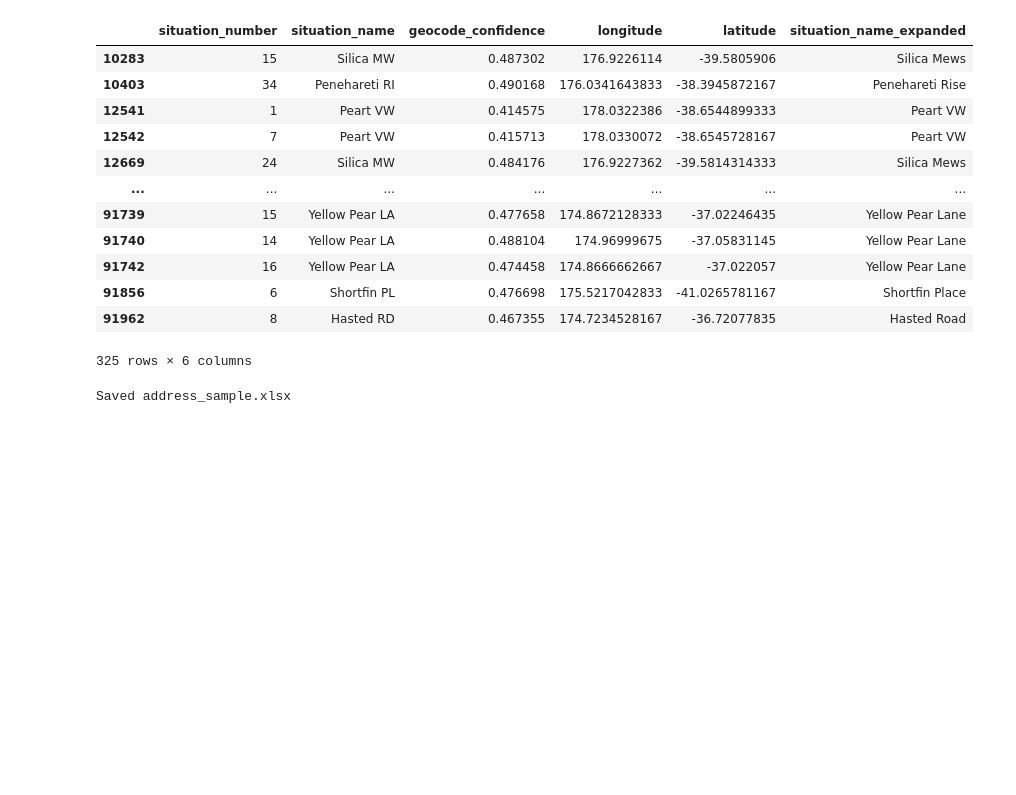
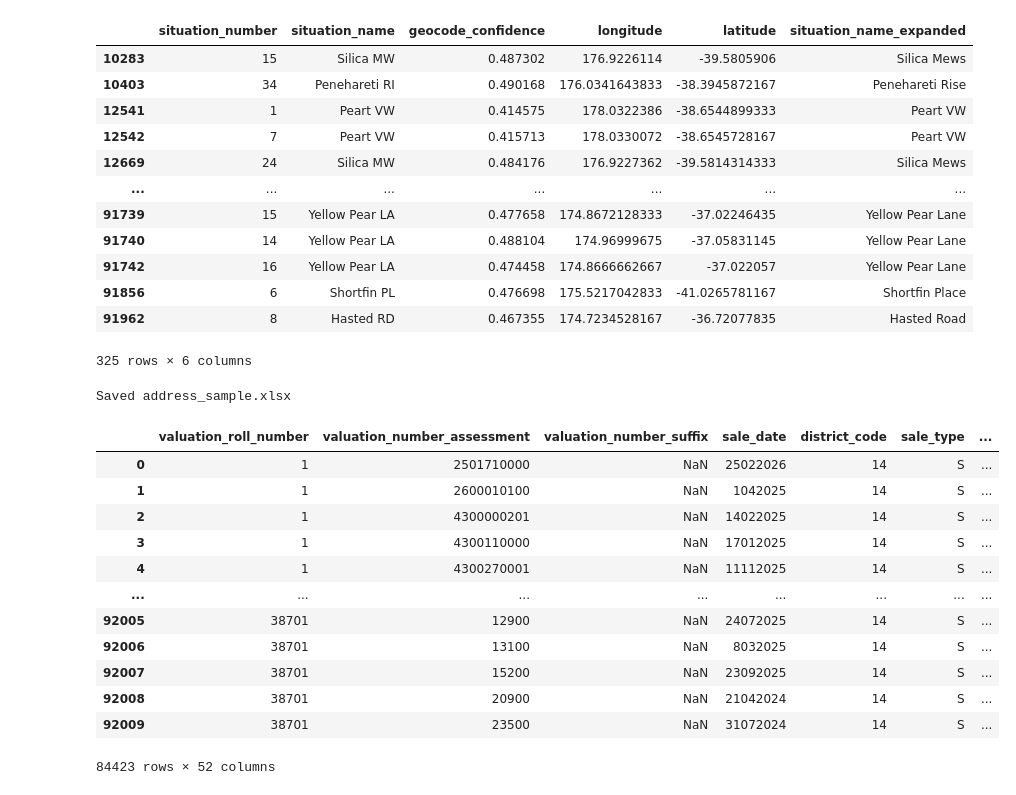
Before and after one commit to hugn456/COMPSCI_760_Group_3_Intelligent_Real_Estate_Price_Prediction_Model, a Jupyter notebook: dvrp270826.ipynb, the cells around one changed output. Drawn from its saved outputs; the diff is of its cells as text; code cells hidden in the pictures; blank space fills up the shorter version.

```diff
--- a/dvrp270826.ipynb
+++ b/dvrp270826.ipynb
@@ -416,3 +441,19 @@ with pd.ExcelWriter("address_sample.xlsx", engine="openpyxl") as writer:
 print("Saved address_sample.xlsx")
 # %% [output]
 Saved address_sample.xlsx
+# %%
+df[df["geocode_confidence"] > 0.6]
+# %% [output]
+|  | valuation_roll_number | valuation_number_assessment | valuation_number_suffix | sale_date | district_code | sale_type | ... |
+| 0 | 1 | 2501710000 | NaN | 25022026 | 14 | S | ... |
+| 1 | 1 | 2600010100 | NaN | 1042025 | 14 | S | ... |
+| 2 | 1 | 4300000201 | NaN | 14022025 | 14 | S | ... |
+| 3 | 1 | 4300110000 | NaN | 17012025 | 14 | S | ... |
+| 4 | 1 | 4300270001 | NaN | 11112025 | 14 | S | ... |
+| ... | ... | ... | ... | ... | ... | ... | ... |
+| 92005 | 38701 | 12900 | NaN | 24072025 | 14 | S | ... |
+| 92006 | 38701 | 13100 | NaN | 8032025 | 14 | S | ... |
+| 92007 | 38701 | 15200 | NaN | 23092025 | 14 | S | ... |
+| 92008 | 38701 | 20900 | NaN | 21042024 | 14 | S | ... |
+| 92009 | 38701 | 23500 | NaN | 31072024 | 14 | S | ... |
+84423 rows × 52 columns
```
Also changed, not shown: parts of 7 cells of this notebook, 1 other file.
